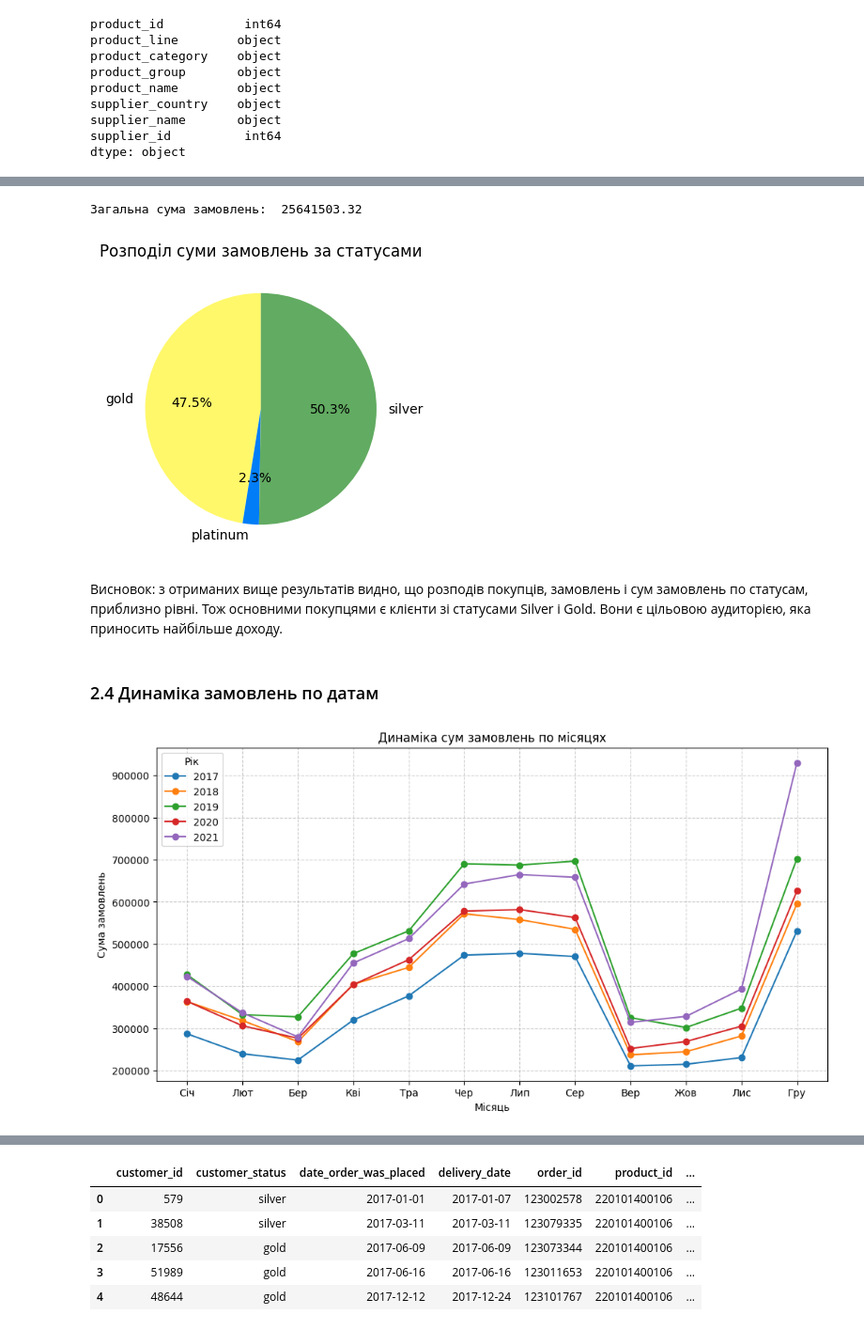
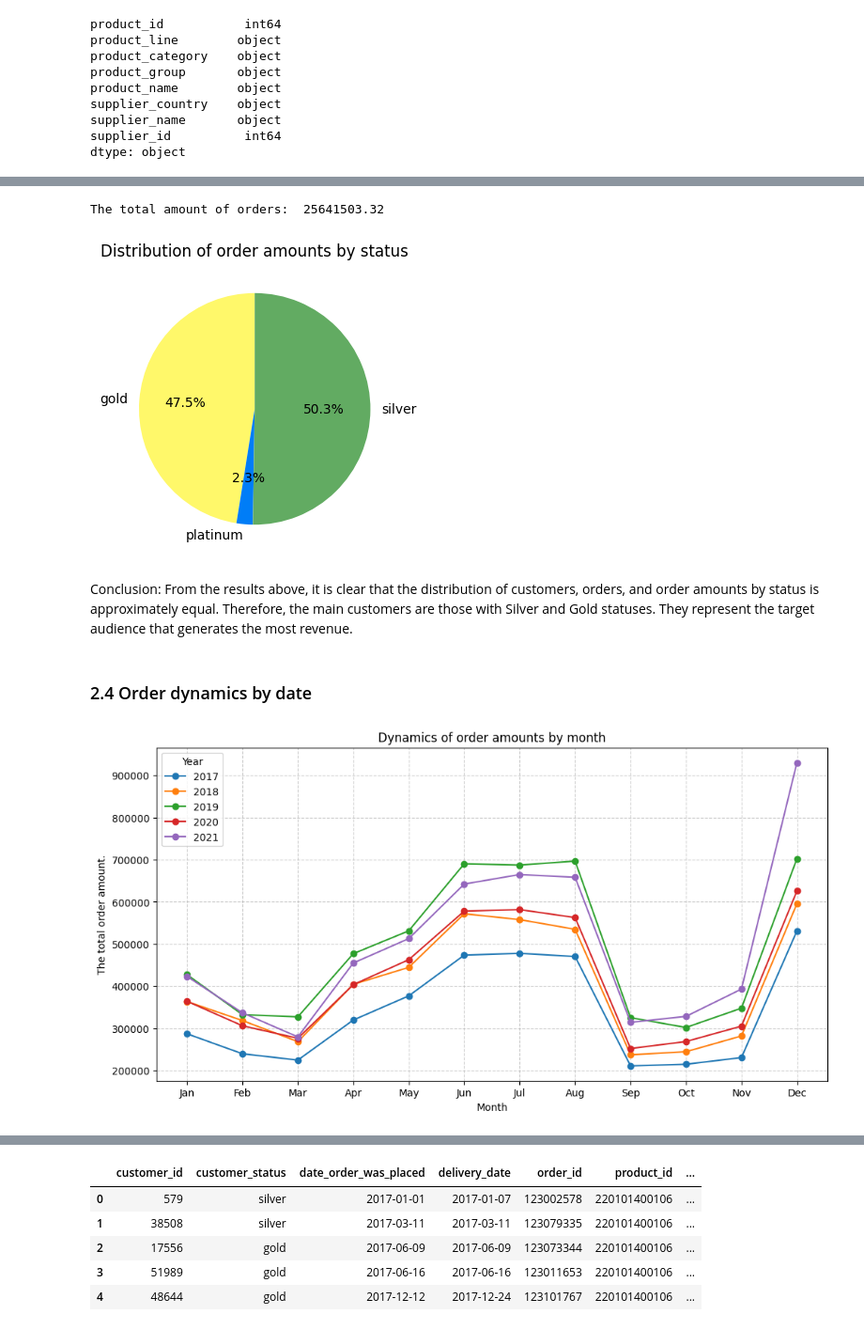
Before and after one commit to Samanta397/Wholesale_And_Retail_Orders_Analysis, a Jupyter notebook: Wholesale_And_Retail_Orders.ipynb, the cells around one changed output, grey strips where cells are left out. Shown at 94% size. Cells and saved outputs as stored; diff of their text form; code cells hidden in the pictures.

```diff
--- a/Wholesale_And_Retail_Orders.ipynb
+++ b/Wholesale_And_Retail_Orders.ipynb
@@ -156,12 +157,12 @@ dtype: object
 # %%
-# Фцнкція для побудови кругової діаграми
+# Function to create a pie chart
 def plot_pie_chart(data, title, colors):
     """
-    Будує кругову діаграму для заданих даних.
+    Creates a pie chart for the given data
 
-    :param data: Series з числовими значеннями для побудови діаграми
-    :param title: Заголовок діаграми
-    :param colors: Список кольорів для сегментів
+    :param data: Series with numerical values for the chart
+    :param title: Title of the chart
+    :param colors: List of colors for the segments
     """
     plt.figure(figsize=(4, 4))
     plt.pie(
@@ -221,46 +223,46 @@ Name: order_id, dtype: int64
 # %%
-# Рахуємо суму замовлень по статусах
+# We calculate the amount of orders by status
 total_sales_per_status = orders_df.groupby("customer_status")["total_retail_price_for_this_order"].sum()
 total_sales = round(total_sales_per_status.sum(), 2)
-print("Загальна сума замовлень: ", total_sales)
+print("The total amount of orders: ", total_sales)
 
-# Відображаємо на круговій діаграмі
-plot_pie_chart(total_sales_per_status, "Розподіл суми замовлень за статусами", ["#fff86a", "#007df7", "#62ab62"])
+# Display on a pie chart
+plot_pie_chart(total_sales_per_status, "Distribution of order amounts by status", ["#fff86a", "#007df7", "#62ab62"])
 # %% [output]
-Загальна сума замовлень:  25641503.32
+The total amount of orders:  25641503.32
-[figure, old version]
+[figure, new version]
 # %% [markdown]
-Висновок: з отриманих вище результатів видно, що розподів покупців, замовлень і сум замовлень по статусам, приблизно рівні. Тож основними покупцями є клієнти зі статусами Silver і Gold. Вони є цільовою аудиторією, яка приносить найбільше доходу.
+Conclusion: From the results above, it is clear that the distribution of customers, orders, and order amounts by status is approximately equal. Therefore, the main customers are those with Silver and Gold statuses. They represent the target audience that generates the most revenue.
 # %% [markdown]
-### 2.4 Динаміка замовлень по датам
+### 2.4 Order dynamics by date
 # %%
-# Додаємо рік і місяць для групування
+# Add year and month for grouping
 orders_df["year"] = orders_df["date_order_was_placed"].dt.year
 orders_df["month"] = orders_df["date_order_was_placed"].dt.month
 
-# Групуємо дані: сума замовлень за місяцями для кожного року
+# Grouping data: total orders by month for each year
 monthly_sales = (
     orders_df.groupby(["year", "month"])["total_retail_price_for_this_order"]
     .sum()
     .unstack(level=0)
 )
 
-# Візуалізація
+# Visualization
 plt.figure(figsize=(12, 6))
 for year in monthly_sales.columns:
     plt.plot(monthly_sales.index, monthly_sales[year], marker="o", label=str(year))
 
-# Оформлення графіка
-plt.xlabel("Місяць")
-plt.ylabel("Сума замовлень")
-plt.title("Динаміка сум замовлень по місяцях")
+# Chart formatting
+plt.xlabel("Month")
+plt.ylabel("The total order amount.")
+plt.title("Dynamics of order amounts by month")
 plt.xticks(
     ticks=range(1, 13),
-    labels=["Січ", "Лют", "Бер", "Кві", "Тра", "Чер", "Лип", "Сер", "Вер", "Жов", "Лис", "Гру"]
+    labels=["Jan", "Feb", "Mar", "Apr", "May", "Jun", "Jul", "Aug", "Sep", "Oct", "Nov", "Dec"]
 )
-plt.legend(title="Рік")
+plt.legend(title="Year")
 plt.grid(True, linestyle="--", alpha=0.6)
 plt.show()
 # %% [output]
-[figure, old version]
+[figure, new version]
 # %% [markdown]
```
Also changed, not shown: parts of 53 cells of this notebook, 2 other files.
